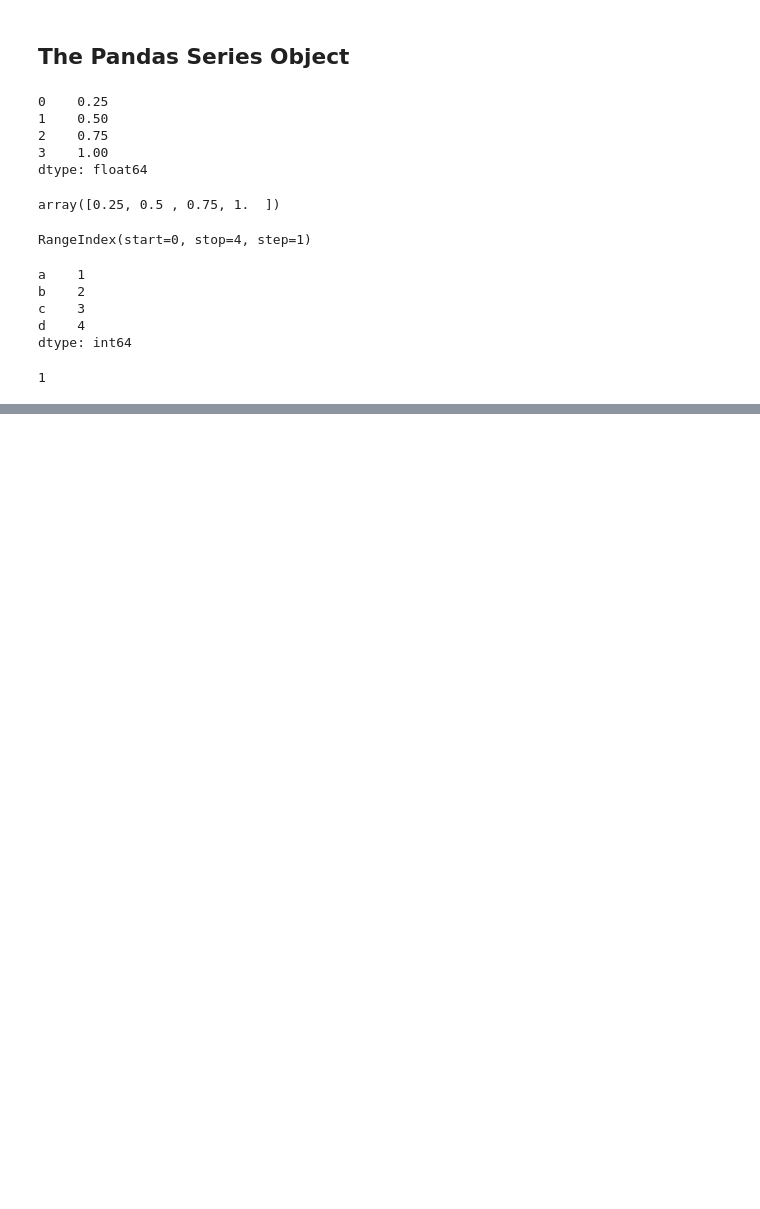
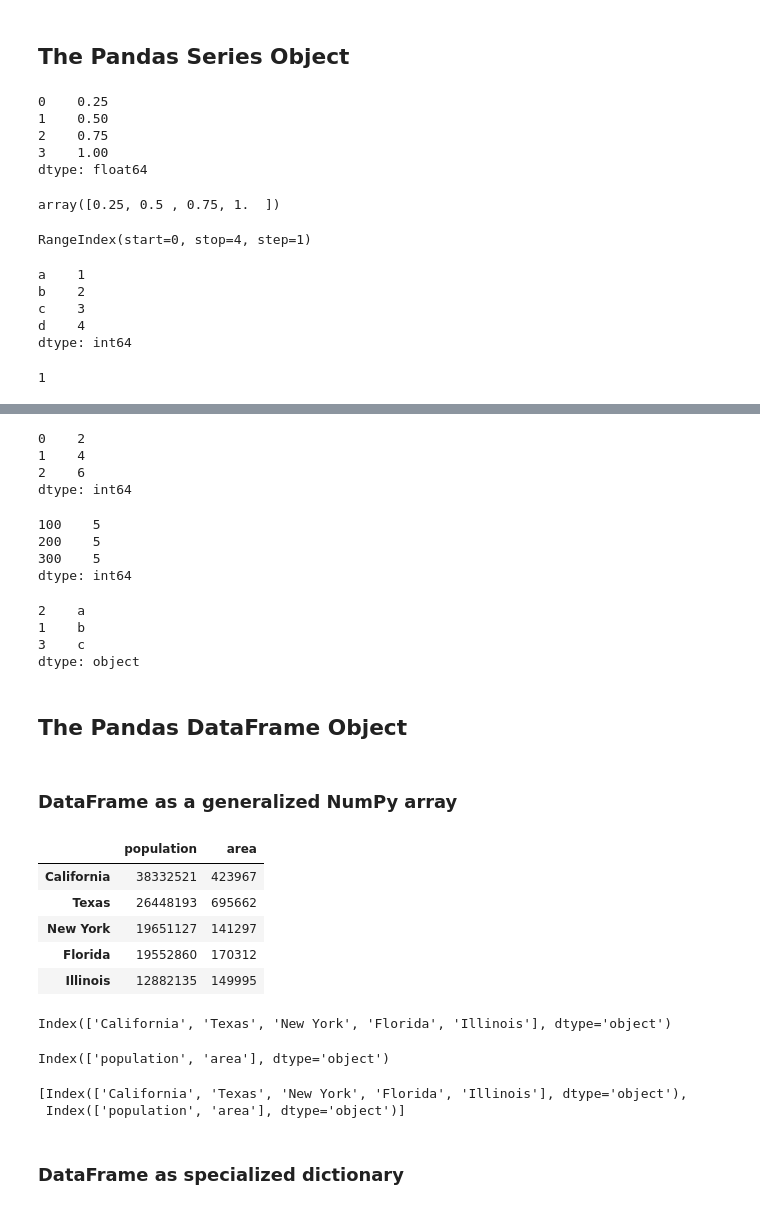
Before and after one commit to shredder47/Data-Science-Using-Python, a Jupyter notebook: DS_Pandas.ipynb, the cells around one changed output, grey strips where cells are left out. Cells and saved outputs as stored; diff of their text form; code cells hidden in the pictures; blank space fills up the shorter version.

```diff
--- a/DS_Pandas.ipynb
+++ b/DS_Pandas.ipynb
@@ -46,0 +79,78 @@ data['a']
+# %%
+pd.Series([2, 4, 6])
+# %% [output]
+0    2
+1    4
+2    6
+dtype: int64
+# %%
+# Data can be a scalar, which is repeated to fill the specified index
+pd.Series(5, index=[100, 200, 300])
+# %% [output]
+100    5
+200    5
+300    5
+dtype: int64
+# %%
+# Data can be a dictionary, in which index defaults to the sorted dictionary keys
+pd.Series({2:'a', 1:'b', 3:'c'})
+# %% [output]
+2    a
+1    b
+3    c
+dtype: object
+# %% [markdown]
+## The Pandas DataFrame Object
+# %% [markdown]
+### DataFrame as a generalized NumPy array
+# %%
+population_dict = { 'California': 38332521,
+                    'Texas': 26448193,
+                    'New York': 19651127,
+                    'Florida': 19552860,
+                    'Illinois': 12882135
+                  }
+
+
+area_dict = {
+              'California': 423967,
+              'Texas': 695662,
+              'New York': 141297,
+              'Florida': 170312,
+              'Illinois': 149995
+            }
+# Creating DF with Series object
+
+populationSeries = pd.Series(population_dict)
+areaSeries = pd.Series(area_dict)
+
+statesDF = pd.DataFrame( {'population': populationSeries, 'area': areaSeries} )
+statesDF
+# %% [output]
+|  | population | area |
+| California | 38332521 | 423967 |
+| Texas | 26448193 | 695662 |
+| New York | 19651127 | 141297 |
+| Florida | 19552860 | 170312 |
+| Illinois | 12882135 | 149995 |
+# %%
+# Indexes
+
+statesDF.index
+# %% [output]
+Index(['California', 'Texas', 'New York', 'Florida', 'Illinois'], dtype='object')
+# %%
+# Columns (column Indexes)
+
+statesDF.columns
+# %% [output]
+Index(['population', 'area'], dtype='object')
+# %%
+# all Axes
+
+statesDF.axes
+# %% [output]
+[Index(['California', 'Texas', 'New York', 'Florida', 'Illinois'], dtype='object'),
+ Index(['population', 'area'], dtype='object')]
+# %% [markdown]
+### DataFrame as specialized dictionary
```
Also changed, not shown: parts of 35 cells of this notebook.
